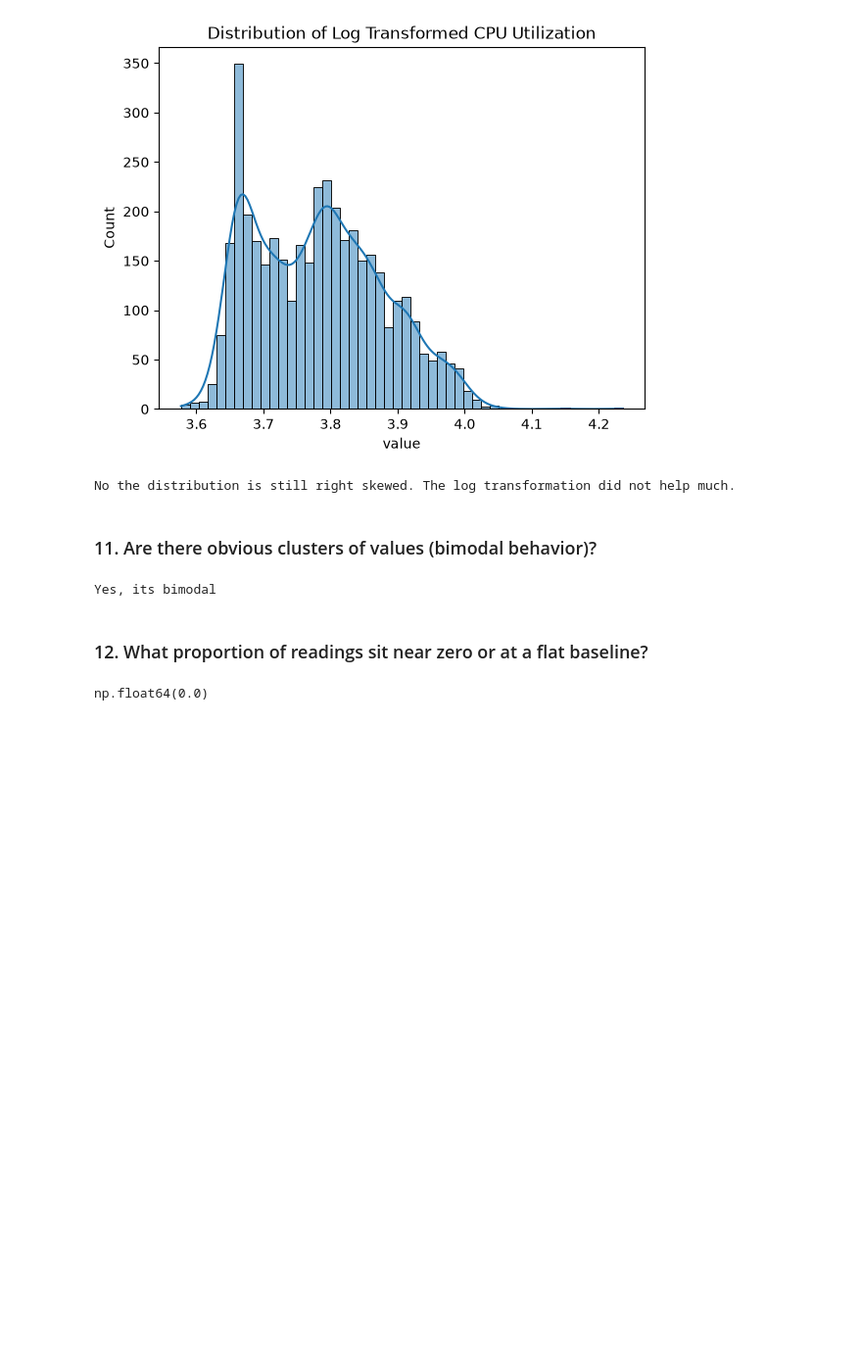
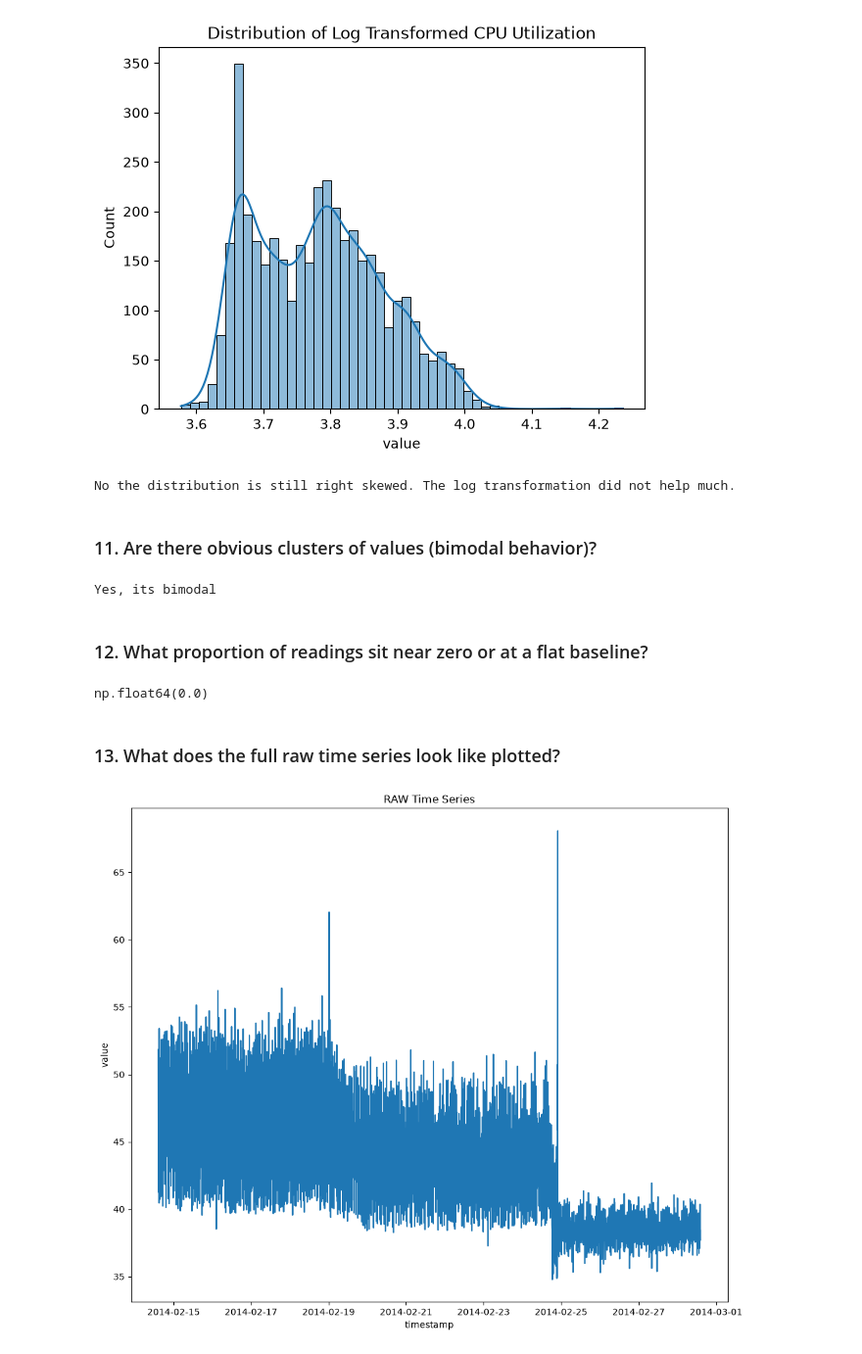
Before and after one commit to mukundnaramesh2605/Anomaly-detection-on-server-performance-metrics, a Jupyter notebook: EDA.ipynb, the cells around one changed output. Shown at 98% size. Cells and saved outputs as stored; diff of their text form; code cells hidden in the pictures; blank space fills up the shorter version.

```diff
--- a/EDA.ipynb
+++ b/EDA.ipynb
@@ -111,3 +111,14 @@ Yes, its bimodal
 (df['value'] <= 5).mean()
 # %% [output]
 np.float64(0.0)
+# %% [markdown]
+### 13. What does the full raw time series look like plotted?
+# %%
+x= df.index
+y=df['value']
+plt.figure(figsize=(12,10))
+sns.lineplot(x=x,y=y)
+plt.title('RAW Time Series')
+plt.show()
+# %% [output]
+[figure, added]
```
